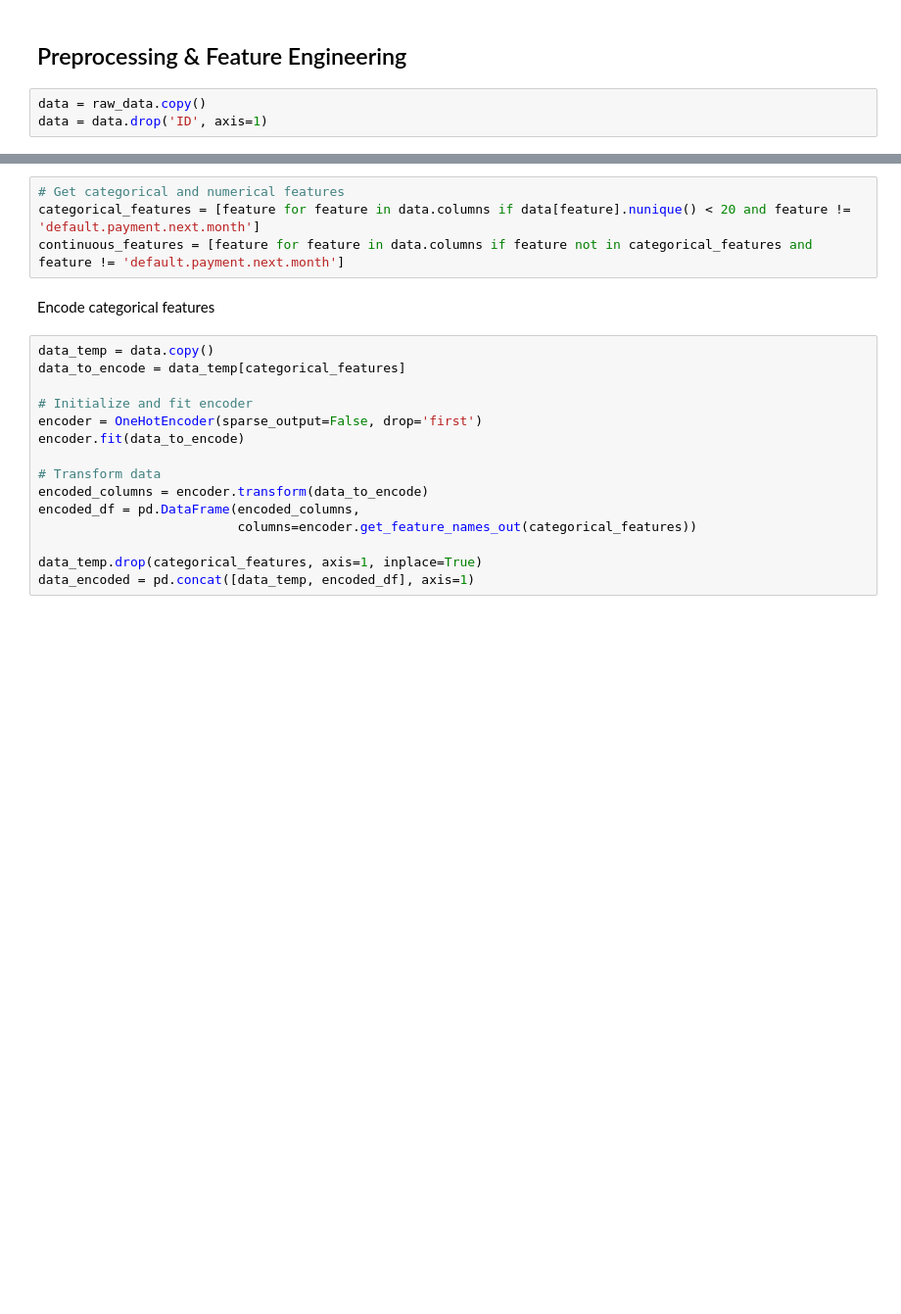
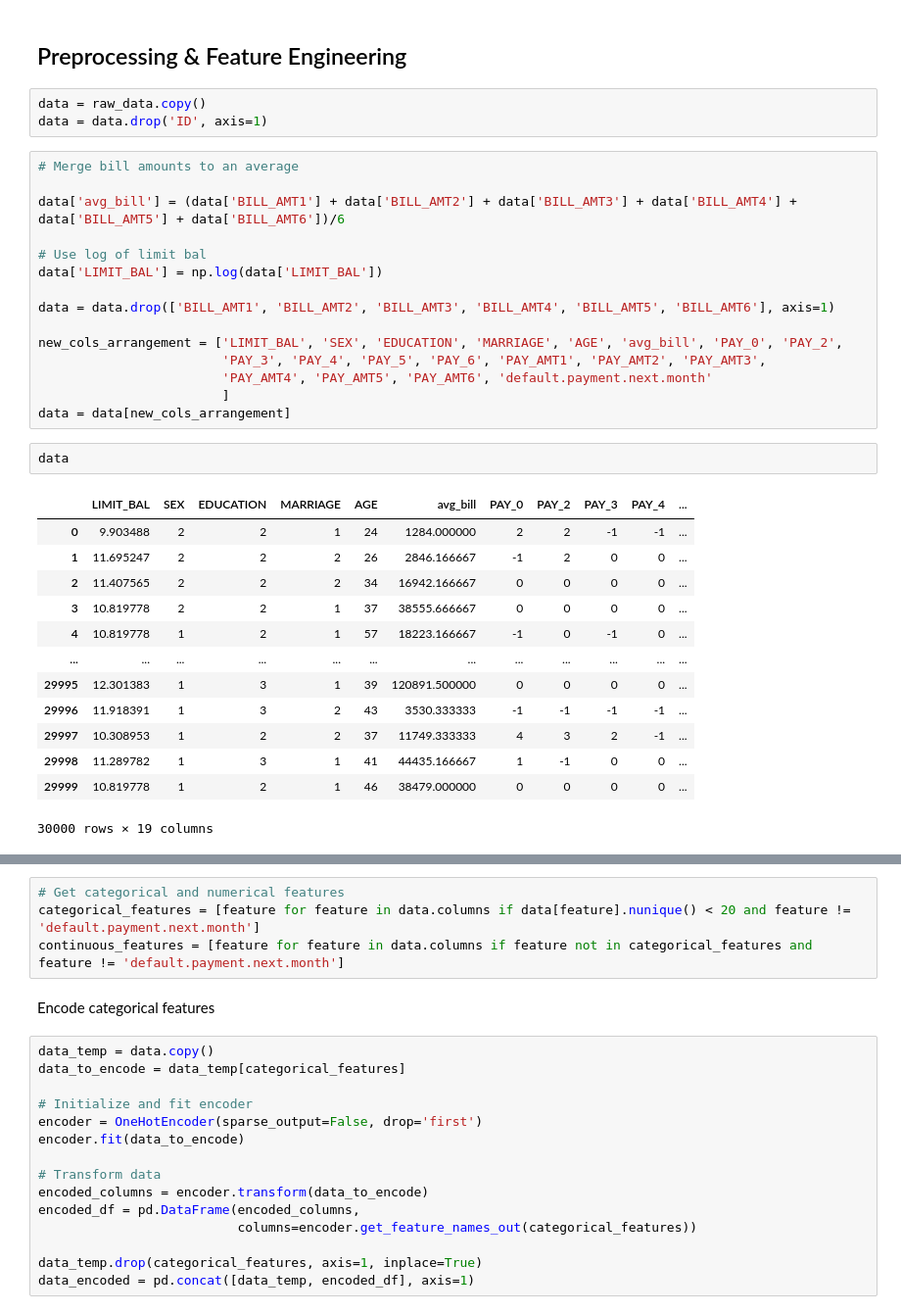
Before and after one commit to theabrahamaudu/credit_card_default_predictor, a Jupyter notebook: experiments/new_experiment.ipynb, the cells around one changed output, grey strips where cells are left out. Shown at 98% size. Saved outputs shown, nothing was run; the diff lists cells and outputs as text; blank space fills up the shorter version.

```diff
--- a/experiments/new_experiment.ipynb
+++ b/experiments/new_experiment.ipynb
@@ -80,3 +120,34 @@ dtype: int64
 # %%
 data = raw_data.copy()
 data = data.drop('ID', axis=1)
+# %%
+# Merge bill amounts to an average
+
+data['avg_bill'] = (data['BILL_AMT1'] + data['BILL_AMT2'] + data['BILL_AMT3'] + data['BILL_AMT4'] + data['BILL_AMT5'] + data['BILL_AMT6'])/6
+
+# Use log of limit bal
+data['LIMIT_BAL'] = np.log(data['LIMIT_BAL'])
+
+data = data.drop(['BILL_AMT1', 'BILL_AMT2', 'BILL_AMT3', 'BILL_AMT4', 'BILL_AMT5', 'BILL_AMT6'], axis=1)
+
+new_cols_arrangement = ['LIMIT_BAL', 'SEX', 'EDUCATION', 'MARRIAGE', 'AGE', 'avg_bill', 'PAY_0', 'PAY_2',
+                        'PAY_3', 'PAY_4', 'PAY_5', 'PAY_6', 'PAY_AMT1', 'PAY_AMT2', 'PAY_AMT3',
+                        'PAY_AMT4', 'PAY_AMT5', 'PAY_AMT6', 'default.payment.next.month'
+                        ]
+data = data[new_cols_arrangement]
+# %%
+data
+# %% [output]
+|  | LIMIT_BAL | SEX | EDUCATION | MARRIAGE | AGE | avg_bill | PAY_0 | PAY_2 | PAY_3 | PAY_4 | ... |
+| 0 | 9.903488 | 2 | 2 | 1 | 24 | 1284.000000 | 2 | 2 | -1 | -1 | ... |
+| 1 | 11.695247 | 2 | 2 | 2 | 26 | 2846.166667 | -1 | 2 | 0 | 0 | ... |
+| 2 | 11.407565 | 2 | 2 | 2 | 34 | 16942.166667 | 0 | 0 | 0 | 0 | ... |
+| 3 | 10.819778 | 2 | 2 | 1 | 37 | 38555.666667 | 0 | 0 | 0 | 0 | ... |
+| 4 | 10.819778 | 1 | 2 | 1 | 57 | 18223.166667 | -1 | 0 | -1 | 0 | ... |
+| ... | ... | ... | ... | ... | ... | ... | ... | ... | ... | ... | ... |
+| 29995 | 12.301383 | 1 | 3 | 1 | 39 | 120891.500000 | 0 | 0 | 0 | 0 | ... |
+| 29996 | 11.918391 | 1 | 3 | 2 | 43 | 3530.333333 | -1 | -1 | -1 | -1 | ... |
+| 29997 | 10.308953 | 1 | 2 | 2 | 37 | 11749.333333 | 4 | 3 | 2 | -1 | ... |
+| 29998 | 11.289782 | 1 | 3 | 1 | 41 | 44435.166667 | 1 | -1 | 0 | 0 | ... |
+| 29999 | 10.819778 | 1 | 2 | 1 | 46 | 38479.000000 | 0 | 0 | 0 | 0 | ... |
+30000 rows × 19 columns
```
Also changed, not shown: parts of 20 cells of this notebook, 9 other files.
